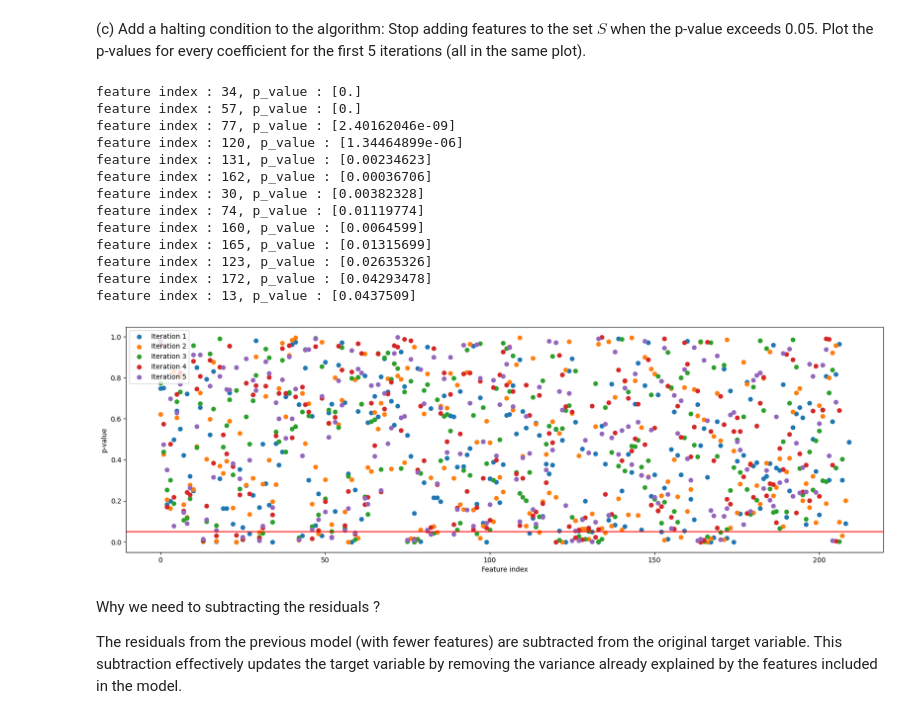
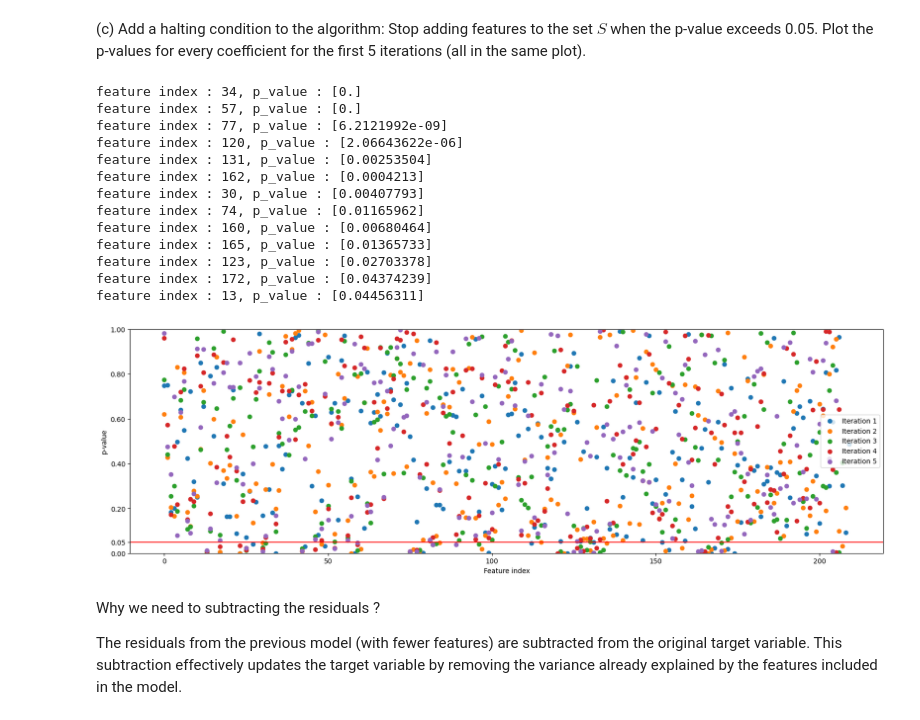
Before and after one commit to kjle/TelecomParis_Promo2025, a Jupyter notebook: SD-TSIA204/TP2/sd-tsia204_lab2_kang_jiale.ipynb, the cells around one changed output. Saved outputs shown, nothing was run; the diff lists cells and outputs as text; code cells hidden in the pictures.

```diff
--- a/SD-TSIA204/TP2/sd-tsia204_lab2_kang_jiale.ipynb
+++ b/SD-TSIA204/TP2/sd-tsia204_lab2_kang_jiale.ipynb
@@ -159,10 +159,10 @@ def choose_single_variable(X, y, plot_flag, plot_label):
         theta = reg.coef_
         y_pred = reg.predict(Xc.reshape(-1, 1))
 
-        #  conduct a t-test of no effect
+        # conduct a t-test of no effect
         sigma = np.sqrt(np.var(yc - y_pred))
         T = np.sqrt(n) * abs(theta) / sigma
-        p_value = 2 * (1 - norm.cdf(T))
+        p_value = 2 * (1 - stats.t.cdf(np.abs(T), n - 2))
         p_values.append([k, p_value, Xc, theta])
 
     if plot_flag:
@@ -190,7 +190,6 @@ def choose_single_variable(X, y, plot_flag, plot_label):
 # @return: The list of selected features.
 
 def forward_variable_selection(X, y, p_value_threshold=0.05, show_flag=False, plot_iter=5):
-
     _, p = X.shape
     remaining_features = list(range(0, p))
     chosed_features = []
@@ -198,55 +197,56 @@ def forward_variable_selection(X, y, p_value_threshold=0.05, show_flag=False, pl
     y_temp = y.copy().ravel()
 
     for i in range(p):
-
         plot_flag = False
         if (plot_iter != 0) and (i < plot_iter):
             plot_flag = True
             plot_label = f'Iteration {i + 1}'
-
         min_feature_idx, min_p_value, x_min, theta = choose_single_variable(X_temp, y_temp, plot_flag, plot_label)
 
         if min_p_value > p_value_threshold:
             break
 
         if show_flag:
             print(f'feature index : {min_feature_idx}, p_value : {min_p_value}')
 
         # add the selected feature to the list of selected features
         chosed_features.append([min_feature_idx, min_p_value])
 
         # remove the selected feature from the list of remaining features
         X_temp = np.delete(X_temp, min_feature_idx, axis=1)
         remaining_features.remove(min_feature_idx)
 
         # subtract the effect of the selected feature
         y_temp = y_temp - theta * x_min
 
     return chosed_features
 
+chosed_features = []
+plt.figure(figsize=(20, 6))
+chosed_features = forward_variable_selection(X_train_scaled, y_train_scaled,
+                           p_value_threshold=0.05, show_flag=True, plot_iter=5)
 
-plt.figure(figsize=(20, 6))
-forward_variable_selection(X_train_scaled, y_train_scaled,
-                           p_value_threshold=0.05, show_flag=True, plot_iter=5)
 plt.xlabel('Feature index')
 plt.ylabel('p-value')
 plt.axhline(y=0.05, color='r', linestyle='-')
+plt.ylim(0, 1)
+plt.yticks(list(plt.yticks()[0]) + [0.05])
 plt.show()
 # %% [output]
 feature index : 34, p_value : [0.]
 feature index : 57, p_value : [0.]
-feature index : 77, p_value : [2.40162046e-09]
-feature index : 120, p_value : [1.34464899e-06]
-feature index : 131, p_value : [0.00234623]
-feature index : 162, p_value : [0.00036706]
-feature index : 30, p_value : [0.00382328]
-feature index : 74, p_value : [0.01119774]
-feature index : 160, p_value : [0.0064599]
-feature index : 165, p_value : [0.01315699]
-feature index : 123, p_value : [0.02635326]
-feature index : 172, p_value : [0.04293478]
-feature index : 13, p_value : [0.0437509]
+feature index : 77, p_value : [6.2121992e-09]
+feature index : 120, p_value : [2.06643622e-06]
+feature index : 131, p_value : [0.00253504]
+feature index : 162, p_value : [0.0004213]
+feature index : 30, p_value : [0.00407793]
+feature index : 74, p_value : [0.01165962]
+feature index : 160, p_value : [0.00680464]
+feature index : 165, p_value : [0.01365733]
+feature index : 123, p_value : [0.02703378]
+feature index : 172, p_value : [0.04374239]
+feature index : 13, p_value : [0.04456311]
-[figure, old version]
+[figure, new version]
 # %% [markdown]
 Why we need to subtracting the residuals ?
 
```
Also changed, not shown: parts of 10 cells of this notebook.
